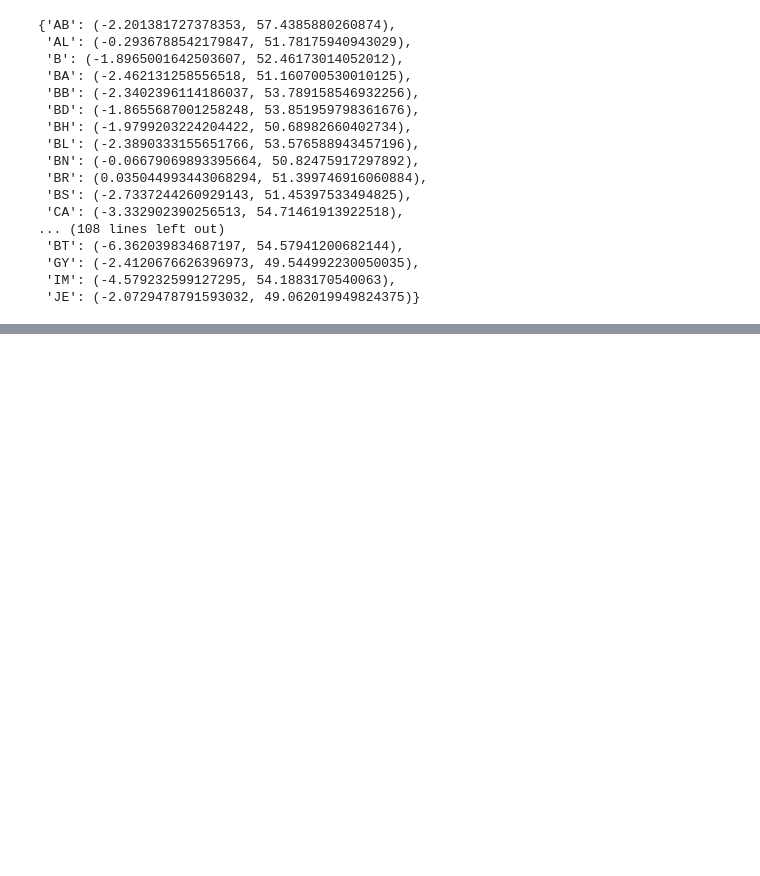
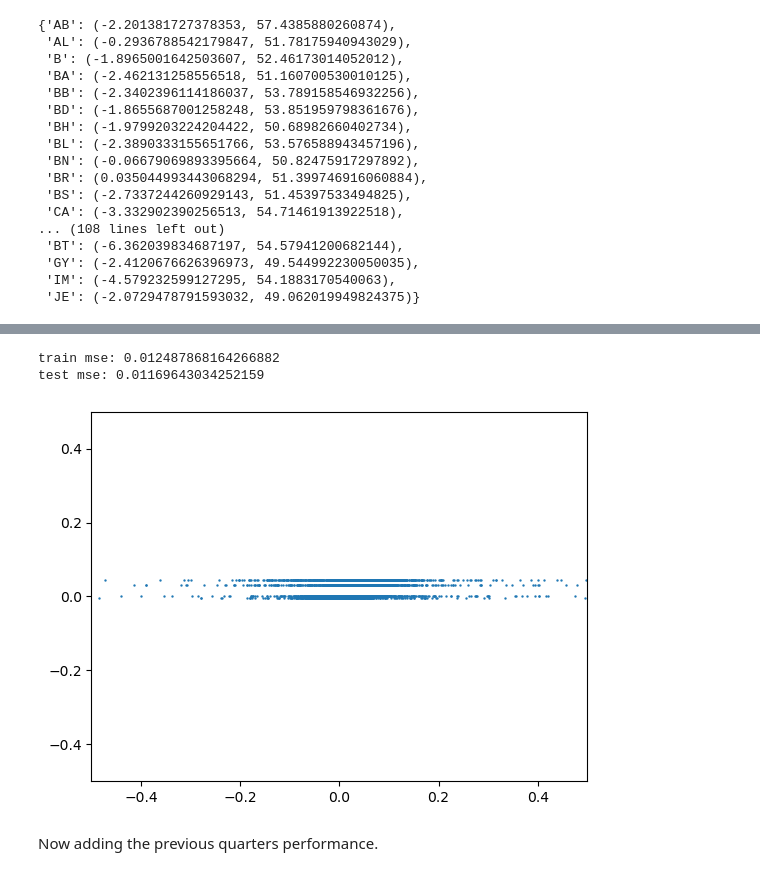
Before and after one commit to Cemlyn/UK-Housing-Market, a Jupyter notebook: Network.ipynb, the cells around one changed output, grey strips where cells are left out. Saved outputs shown, nothing was run; the diff lists cells and outputs as text; code cells hidden in the pictures; blank space fills up the shorter version.

```diff
--- a/Network.ipynb
+++ b/Network.ipynb
@@ -328,0 +367,19 @@ edges = show_graph_with_labels_points(adjanceny_matrix_zeroed.values, adjanceny_
+# %%
+train_df = growth_df.sample(frac=0.7,random_state=34)
+test_df = growth_df[~growth_df.index.isin(train_df.index)]
+
+#train_index = train_df[['transaction_date','']
+#test_inde = test_df.index
+
+print('train_df shape: ',train_df.shape)
+print('test_df shape: ',test_df.shape)
+
+train_df['quarter'] = train_df['quarter'].astype('category')
+test_df['quarter'] = test_df['quarter'].astype('category')
+train_quarters = train_df.transaction_quarter.astype(str).tolist()
+test_quarters = test_df.transaction_quarter.astype(str).tolist()
+train_df = train_df.drop(columns=['transaction_quarter']).set_index('quarter').stack().to_frame(name='growth').reset_index(level=1,drop=True).reset_index()
+test_df = test_df.drop(columns=['transaction_quarter']).set_index('quarter').stack().to_frame(name='growth').reset_index(level=1,drop=True).reset_index()
+
+print('train_df shape: ',train_df.shape)
+print('test_df shape: ',test_df.shape)
@@ -328,0 +396,29 @@ edges = show_graph_with_labels_points(adjanceny_matrix_zeroed.values, adjanceny_
+# %%
+from patsy import dmatrices, dmatrix, demo_data
+from sklearn.linear_model import LinearRegression,Ridge
+
+y_train,X_train =  dmatrices("growth ~ quarter", train_df)
+y_test,X_test =  dmatrices("growth ~ quarter", test_df)
+
+reg = LinearRegression(fit_intercept=False)
+reg.fit(X_train,y_train)
+
+from sklearn.metrics import mean_squared_error as mse
+
+train_mse = mse(y_train,reg.predict(X_train))
+test_mse = mse(reg.predict(X_test),y_test)
+
+print('train mse:',train_mse)
+print('test mse:',test_mse)
+# %% [output]
+train mse: 0.012487868164266882
+test mse: 0.01169643034252159
+# %%
+plt.scatter(y_test,reg.predict(X_test),s=0.5)
+plt.xlim(-0.5,0.5)
+plt.ylim(-0.5,0.5)
+plt.show()
+# %% [output]
+[figure, added]
+# %% [markdown]
+Now adding the previous quarters performance.
```
Also changed, not shown: parts of 34 cells of this notebook, 1 other file.
